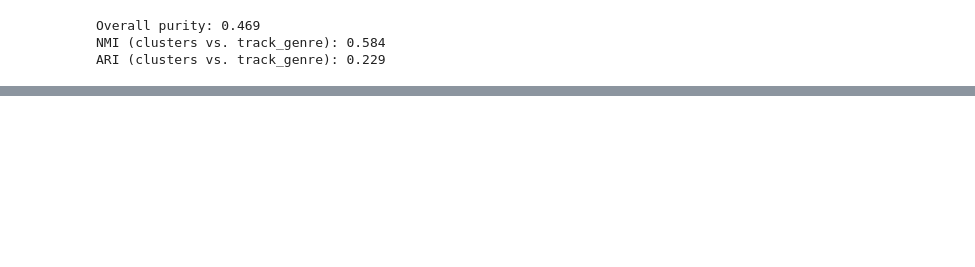
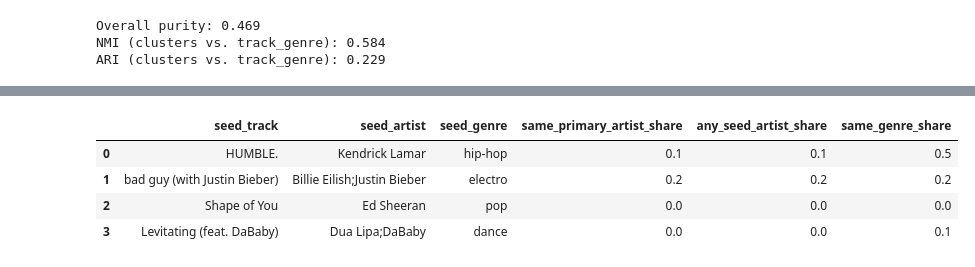
Before and after one commit to adamajane/computational-tools-for-data-science-02807-project, a Jupyter notebook: 4-full-recommendation-system/4.ipynb, the cells around one changed output, grey strips where cells are left out. Saved outputs shown, nothing was run; the diff lists cells and outputs as text; code cells hidden in the pictures; blank space fills up the shorter version.

```diff
--- a/4-full-recommendation-system/4.ipynb
+++ b/4-full-recommendation-system/4.ipynb
@@ -521,0 +570,89 @@ summarize_user_profile(df_andreas_matched, user_name="Andreas")
+# %%
+import numpy as np
+from sklearn.neighbors import NearestNeighbors
+
+# Build a quick cosine-KNN recommender on the feature space (reuse if already built)
+if 'knn_recs' not in globals():
+    knn_recs = NearestNeighbors(metric="cosine", algorithm="brute")
+    knn_recs.fit(X_main)
+
+
+def primary_artist(artists: str) -> str:
+    if not isinstance(artists, str):
+        return ""
+    return artists.split(";")[0].strip().lower()
+
+
+def find_index(title: str, artist: str | None = None):
+    title_mask = full_df["track_name"].str.lower().fillna("") == title.lower()
+    if artist:
+        artist_mask = full_df["artists"].str.lower().fillna("").str.contains(artist.lower())
+    else:
+        artist_mask = True
+    mask = title_mask & artist_mask
+    if not mask.any():
+        # fallback: partial title match
+        title_mask = full_df["track_name"].str.lower().fillna("").str.contains(title.lower())
+        mask = title_mask & artist_mask
+    return mask[mask].index[0] if mask.any() else None
+
+
+def recommend_by_idx(idx: int, k: int = 10):
+    distances, indices = knn_recs.kneighbors(X_main[idx : idx + 1], n_neighbors=k + 1)
+    recs = full_df.iloc[indices[0][1:]].copy()
+    recs["cosine"] = distances[0][1:]
+    return recs
+
+seed_candidates = [
+    ("HUMBLE.", "Kendrick Lamar"),
+    ("bad guy", "Billie Eilish"),
+    ("Shape of You", "Ed Sheeran"),
+    ("Blinding Lights", "The Weeknd"),
+    ("Levitating", "Dua Lipa"),
+]
+
+seed_indices = []
+for title, artist in seed_candidates:
+    idx = find_index(title, artist)
+    if idx is not None:
+        seed_indices.append(idx)
+        continue
+
+# Fallback: sample a few random seeds if none of the above exist
+if not seed_indices:
+    rng = np.random.default_rng(42)
+    seed_indices = rng.choice(len(full_df), size=5, replace=False).tolist()
+
+summary_rows = []
+for idx in seed_indices:
+    recs = recommend_by_idx(idx, k=10)
+    seed_primary = primary_artist(full_df.loc[idx, "artists"])
+    seed_genre = full_df.loc[idx, "track_genre"]
+    recs_primary = recs["artists"].str.split(";").str[0].str.strip().str.lower()
+    same_primary = (recs_primary == seed_primary).mean()
+    contains_seed = recs["artists"].str.lower().str.contains(seed_primary).mean() if seed_primary else 0.0
+    same_genre = (recs["track_genre"] == seed_genre).mean()
+    summary_rows.append(
+        {
+            "seed_track": full_df.loc[idx, "track_name"],
+            "seed_artist": full_df.loc[idx, "artists"],
+            "seed_genre": seed_genre,
+            "same_primary_artist_share": round(float(same_primary), 3),
+            "any_seed_artist_share": round(float(contains_seed), 3),
+            "same_genre_share": round(float(same_genre), 3),
+        }
+    )
+
+summary_df = pd.DataFrame(summary_rows)
+print("Quick same-artist / genre bias check (per seed):")
+display(summary_df)
+
+# Show a few short recommendation lists
+print("Sample recommendations (top 5) for first few seeds:")
+for idx in seed_indices[:3]:
+    seed_row = full_df.loc[idx]
+    print(f"Seed: {seed_row['track_name']} — {seed_row['artists']} (genre: {seed_row['track_genre']})")
+    recs = recommend_by_idx(idx, k=5)
+    display(recs[["track_name", "artists", "track_genre", "cosine"]])
+    print("-")
+# %% [output]
@@ -521,0 +660,5 @@ summarize_user_profile(df_andreas_matched, user_name="Andreas")
+|  | seed_track | seed_artist | seed_genre | same_primary_artist_share | any_seed_artist_share | same_genre_share |
+| 0 | HUMBLE. | Kendrick Lamar | hip-hop | 0.1 | 0.1 | 0.5 |
+| 1 | bad guy (with Justin Bieber) | Billie Eilish;Justin Bieber | electro | 0.2 | 0.2 | 0.2 |
+| 2 | Shape of You | Ed Sheeran | pop | 0.0 | 0.0 | 0.0 |
+| 3 | Levitating (feat. DaBaby) | Dua Lipa;DaBaby | dance | 0.0 | 0.0 | 0.1 |
```
Also changed, not shown: parts of 39 cells of this notebook, 1 other file.
